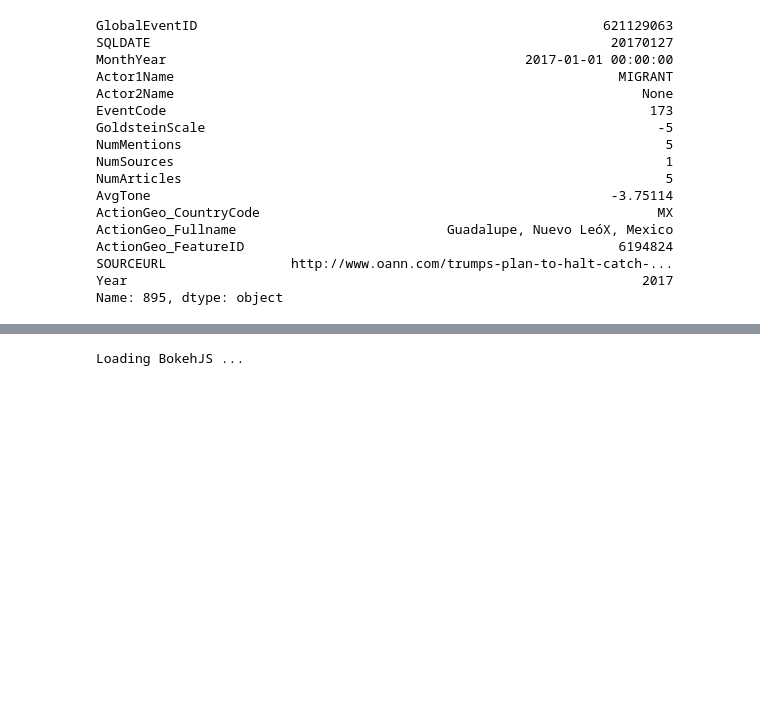
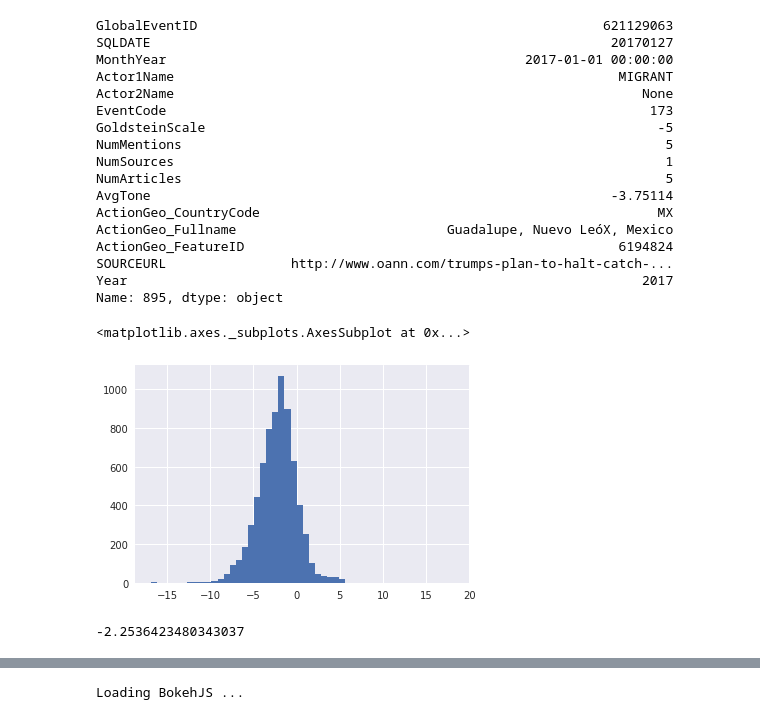
Before and after one commit to Rileypj1/BigDataProject, a Jupyter notebook: Events-eda-pr.ipynb, the cells around one changed output, grey strips where cells are left out. Drawn from its saved outputs; the diff is of its cells as text; code cells hidden in the pictures; blank space fills up the shorter version.

```diff
--- a/Events-eda-pr.ipynb
+++ b/Events-eda-pr.ipynb
@@ -82,3 +90,14 @@ Year                                                                  2017
 Name: 895, dtype: object
 # %%
 relevant_events1 = relevant_events1[relevant_events1["Year"] >= 2017]
+# %%
+#look for Trump-related events that have Putin as an Actor; evaluate AvgTone surrounding this data
+putin_df = relevant_events1.loc[relevant_events1['Actor2Name'] == 'VLADIMIR PUTIN']
+putin_df.AvgTone.hist(bins = 50)
+# %% [output]
+<matplotlib.axes._subplots.AxesSubplot at 0x...>
+[figure, added]
+# %%
+putin_df.AvgTone.mean()
+# %% [output]
+-2.2536423480343037
```
Also changed, not shown: parts of 10 cells of this notebook.
